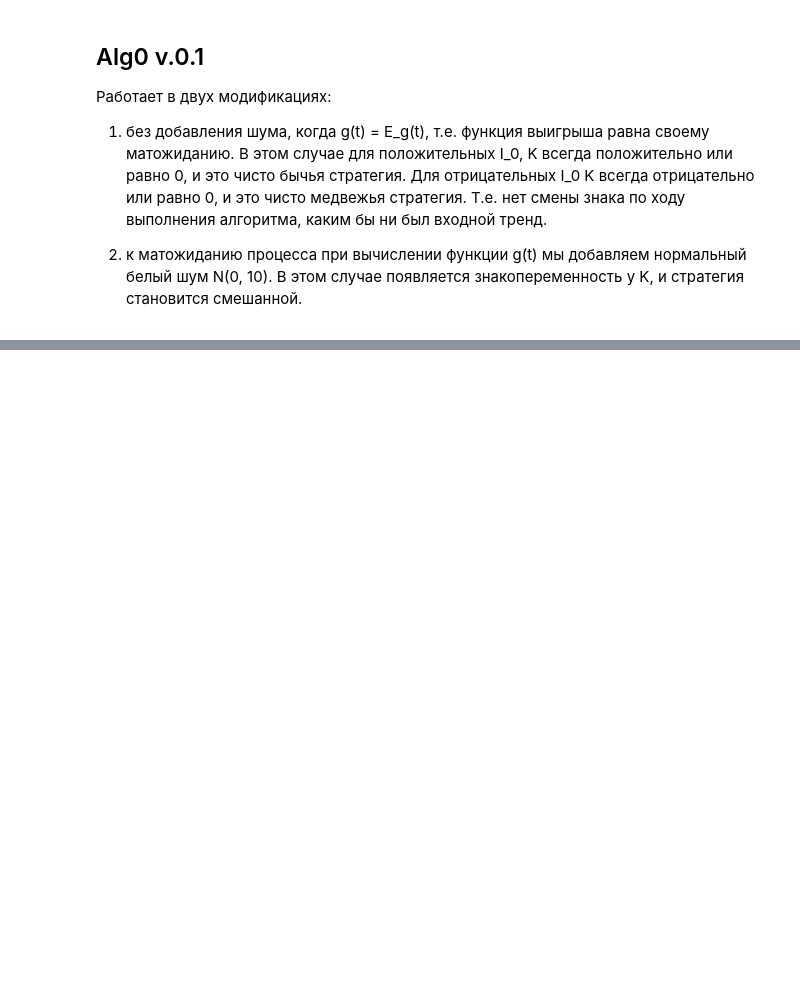
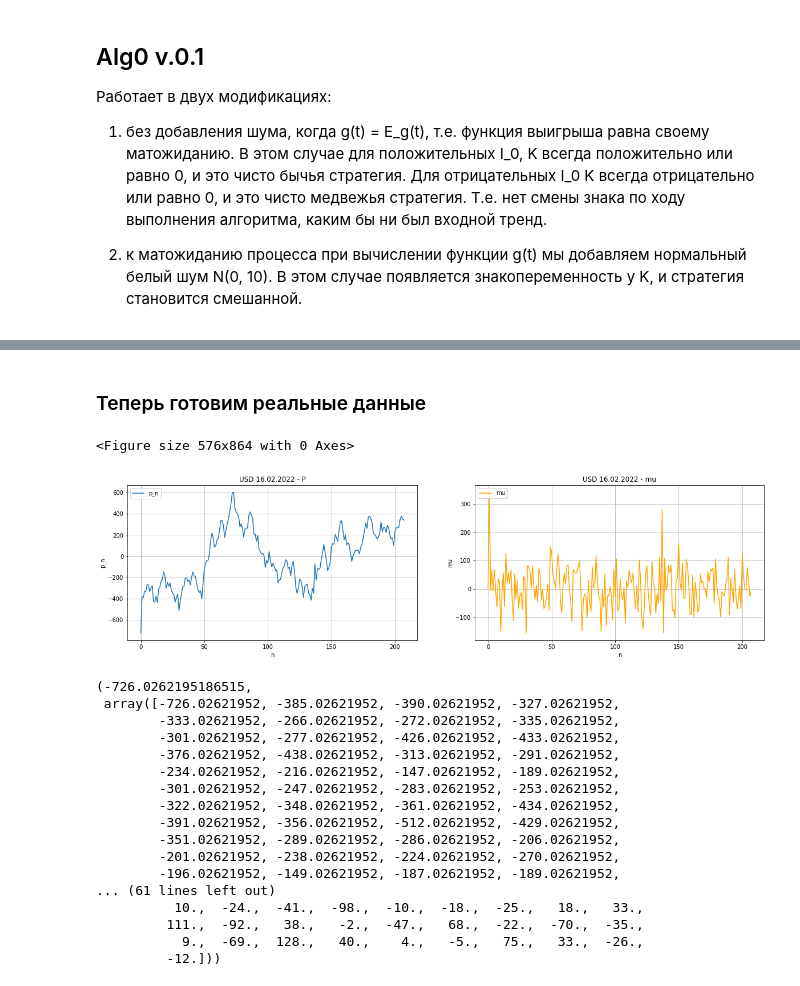
Before and after one commit to vadimvshepelev/test-alg, a Jupyter notebook: simple-pid.ipynb, the cells around one changed output, grey strips where cells are left out. Drawn from its saved outputs; the diff is of its cells as text; code cells hidden in the pictures; blank space fills up the shorter version.

Commit message:
added 17-feb graph

```diff
--- a/simple-pid.ipynb
+++ b/simple-pid.ipynb
@@ -362,0 +387,63 @@ print()
+# %% [markdown]
+### Теперь готовим реальные данные
+# %%
+col_names = ['col1', 'col2', 'col3', 'col4', 'col5', 'col6', 'col7']
+df = pd.read_csv('trades-17-02-22.csv', sep=';', names=col_names)
+col3_ser = df['col3']
+col3_ser.reset_index(drop=True, inplace=True)
+
+price_series=np.array(col3_ser)
+price_series, len(price_series)
+p_arr = np.array([price_series[i] - np.mean(price_series) for i in range(len(price_series)) if i % 5000 == 0 ])
+p_init = price_series[0] - np.mean(price_series)
+mu_arr = np.diff(p_arr)
+# Сдвигаем разницу на одну единицу вперед (чтобы тренд был в конце интервала, а не в начале)
+mu_arr = np.append(0., mu_arr)
+
+n_lst = list(range(len(p_arr)))
+
+figure = plt.figure(figsize=(8, 12))
+plt.figure(figsize=(20, 5))
+plt.subplot(121)
+plt.title("USD 16.02.2022 - P") # заголовок
+plt.xlabel("n") # ось абсцисс
+plt.ylabel("p_n") # ось ординат
+plt.grid()      # включение отображение сетки
+# plt.plot(p_ser)  # построение графика
+plt.plot(n_lst, p_arr)
+plt.legend(['p_n'], loc="upper left")
+
+plt.subplot(122)
+plt.title("USD 16.02.2022 - mu") # заголовок
+plt.xlabel("n") # ось абсцисс
+plt.ylabel("mu") # ось ординат
+plt.grid()      # включение отображение сетки
+plt.plot(n_lst, mu_arr, color='orange')
+plt.legend(['mu'], loc="upper left")
+
+plt.show()
+
+
+
+
+p_init, p_arr, mu_arr
+# %% [output]
+<Figure size 576x864 with 0 Axes>
+[figure, added]
+(-726.0262195186515,
+ array([-726.02621952, -385.02621952, -390.02621952, -327.02621952,
+        -333.02621952, -266.02621952, -272.02621952, -335.02621952,
+        -301.02621952, -277.02621952, -426.02621952, -433.02621952,
+        -376.02621952, -438.02621952, -313.02621952, -291.02621952,
+        -234.02621952, -216.02621952, -147.02621952, -189.02621952,
+        -301.02621952, -247.02621952, -283.02621952, -253.02621952,
+        -322.02621952, -348.02621952, -361.02621952, -434.02621952,
+        -391.02621952, -356.02621952, -512.02621952, -429.02621952,
+        -351.02621952, -289.02621952, -286.02621952, -206.02621952,
+        -201.02621952, -238.02621952, -224.02621952, -270.02621952,
+        -196.02621952, -149.02621952, -187.02621952, -189.02621952,
+... (61 lines left out)
+          10.,  -24.,  -41.,  -98.,  -10.,  -18.,  -25.,   18.,   33.,
+         111.,  -92.,   38.,   -2.,  -47.,   68.,  -22.,  -70.,  -35.,
+           9.,  -69.,  128.,   40.,    4.,   -5.,   75.,   33.,  -26.,
+         -12.]))
```
Also changed, not shown: parts of 3 cells of this notebook, 2 other files.
